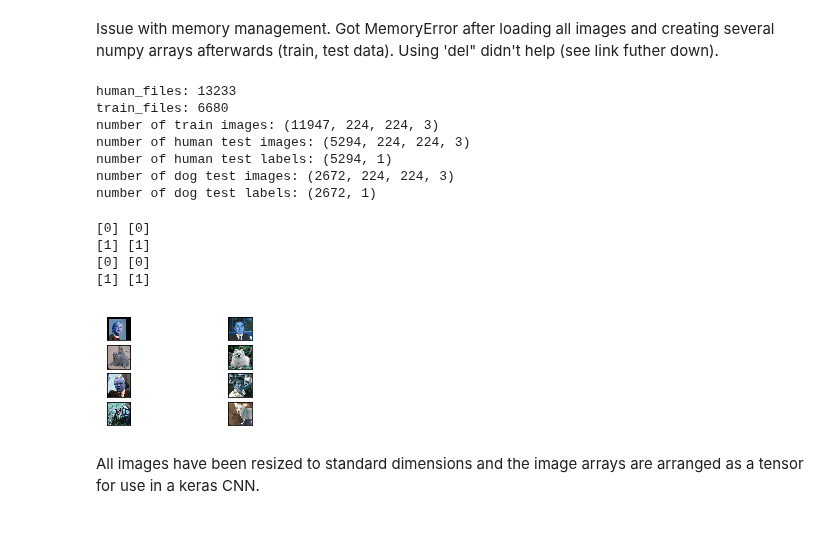
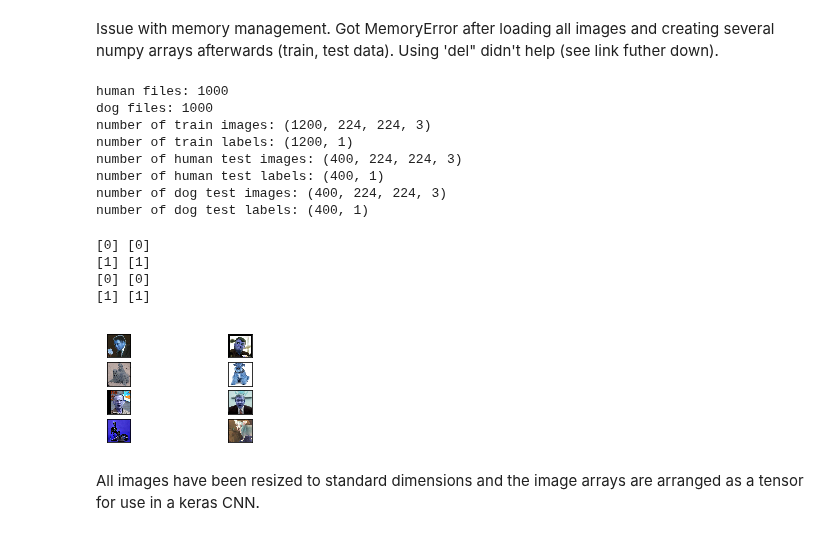
Before and after one commit to SophonAlpha/Udacity-dog-project, a Jupyter notebook: dog_app.ipynb, the cells around one changed output. Saved outputs shown, nothing was run; the diff lists cells and outputs as text; code cells hidden in the pictures.

```diff
--- a/dog_app.ipynb
+++ b/dog_app.ipynb
@@ -262,11 +262,16 @@ def files_to_tensors(file_list):
         images.append(img_res)
     return np.stack(images)
 
-train_proportion = 0.6
-num_train_human = int(human_files.shape[0] * train_proportion)
-num_test_human = human_files.shape[0] - num_train_human
-num_train_dogs = int(train_files.shape[0] * train_proportion)
-num_test_dogs = train_files.shape[0] - num_train_dogs
+num_of_human_pictures = human_files.shape[0]
+num_of_human_pictures = 1000
+num_of_dog_pictures = train_files.shape[0]
+num_of_dog_pictures = 1000
+
+train_proportion = 0.8
+num_train_human = int(num_of_human_pictures * train_proportion)
+num_test_human = num_of_human_pictures - num_train_human
+num_train_dogs = int(num_of_dog_pictures * train_proportion)
+num_test_dogs = num_of_dog_pictures - num_train_dogs
 
 train_images = files_to_tensors(np.concatenate((human_files[:num_train_human],
                                                train_files[:num_train_dogs])))
@@ -277,56 +282,58 @@ test_labels_human = np.full((num_test_human,1), 0, dtype=int)
 test_images_dogs = files_to_tensors(train_files[-num_test_dogs:])
 test_labels_dogs = np.full((num_test_dogs,1), 1, dtype=int)
 
-print('human_files: {}'.format(human_files.shape[0]))
-print('train_files: {}'.format(train_files.shape[0]))
+print('human files: {}'.format(num_of_human_pictures))
+print('dog files: {}'.format(num_of_dog_pictures))
 print('number of train images: {}'.format(train_images.shape))
+print('number of train labels: {}'.format(train_labels.shape))
 print('number of human test images: {}'.format(test_images_human.shape))
 print('number of human test labels: {}'.format(test_labels_human.shape))
 print('number of dog test images: {}'.format(test_images_dogs.shape))
 print('number of dog test labels: {}'.format(test_labels_dogs.shape))
 # %% [output]
-human_files: 13233
-train_files: 6680
-number of train images: (11947, 224, 224, 3)
-number of human test images: (5294, 224, 224, 3)
-number of human test labels: (5294, 1)
-number of dog test images: (2672, 224, 224, 3)
-number of dog test labels: (2672, 1)
+human files: 1000
+dog files: 1000
+number of train images: (1200, 224, 224, 3)
+number of train labels: (1200, 1)
+number of human test images: (400, 224, 224, 3)
+number of human test labels: (400, 1)
+number of dog test images: (400, 224, 224, 3)
+number of dog test labels: (400, 1)
 # %%
 import matplotlib.pyplot as plt
 %matplotlib inline
 
 fig = plt.figure(figsize=(4,2))
 # pictures from training data set
 ax = fig.add_subplot(4, 2, 1, xticks=[], yticks=[])
 ax.imshow(np.squeeze(train_images[0]))
 ax = fig.add_subplot(4, 2, 2, xticks=[], yticks=[])
-ax.imshow(np.squeeze(train_images[7938]))
+ax.imshow(np.squeeze(train_images[num_train_human-1]))
 ax = fig.add_subplot(4, 2, 3, xticks=[], yticks=[])
-ax.imshow(np.squeeze(train_images[7939]))
+ax.imshow(np.squeeze(train_images[num_train_human]))
 ax = fig.add_subplot(4, 2, 4, xticks=[], yticks=[])
-ax.imshow(np.squeeze(train_images[11946]))
+ax.imshow(np.squeeze(train_images[-1]))
 # pictures from test data sets
 ax = fig.add_subplot(4, 2, 5, xticks=[], yticks=[])
 ax.imshow(np.squeeze(test_images_human[0]))
 ax = fig.add_subplot(4, 2, 6, xticks=[], yticks=[])
 ax.imshow(np.squeeze(test_images_human[-1]))
 ax = fig.add_subplot(4, 2, 7, xticks=[], yticks=[])
 ax.imshow(np.squeeze(test_images_dogs[0]))
 ax = fig.add_subplot(4, 2, 8, xticks=[], yticks=[])
 ax.imshow(np.squeeze(test_images_dogs[-1]))
 
-print(train_labels[0], train_labels[7938])
-print(train_labels[7939], train_labels[11946])
+print(train_labels[0], train_labels[num_train_human-1])
+print(train_labels[num_train_human], train_labels[-1])
 
 print(test_labels_human[0], test_labels_human[-1])
 print(test_labels_dogs[0], test_labels_dogs[-1])
 # %% [output]
 [0] [0]
 [1] [1]
 [0] [0]
 [1] [1]
-[figure, old version]
+[figure, new version]
 # %% [markdown]
 All images have been resized to standard dimensions and the image arrays are arranged as a tensor for use in a keras CNN.
 # %% [markdown]
```
Also changed, not shown: parts of 7 cells of this notebook, 1 other file.
